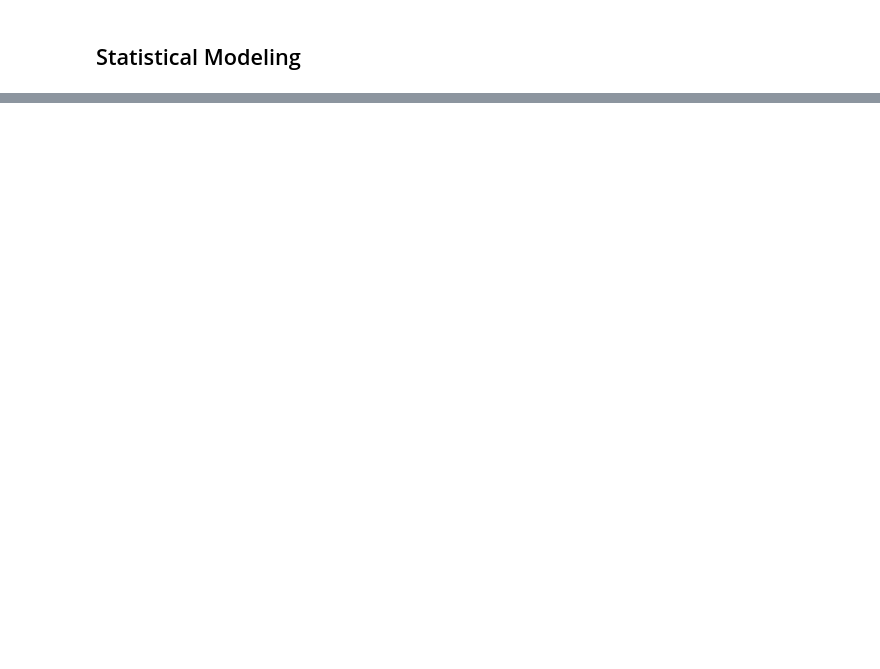
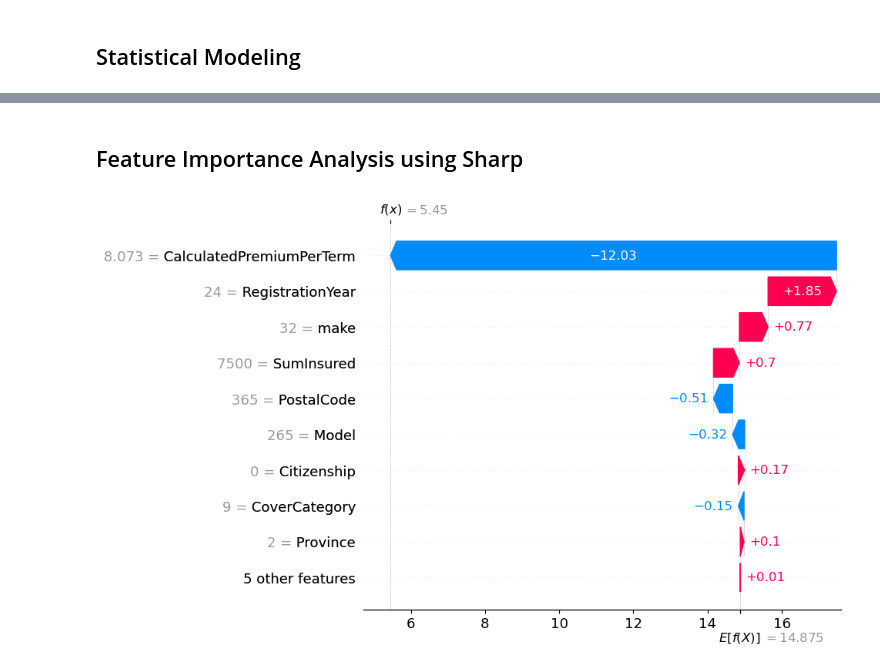
Before and after one commit to OL-YAD/AlphaCares-Insurance-Analytics, a Jupyter notebook: notebooks/statistical_modeling.ipynb, the cells around one changed output, grey strips where cells are left out. Drawn from its saved outputs; the diff is of its cells as text; code cells hidden in the pictures; blank space fills up the shorter version.

Commit message:
stastical modeling finalized

```diff
--- a/notebooks/statistical_modeling.ipynb
+++ b/notebooks/statistical_modeling.ipynb
@@ -157,0 +39,5 @@ These results can help AlphaCare Insurance Solutions optimize their marketing st
+# %%
+model_claim = LinearRegression()
+model_premium=LinearRegression()
+model_claim.fit(X_train, y_claims_train)
+model_premium.fit(X_train, y_premium_train)
@@ -157,0 +68,12 @@ These results can help AlphaCare Insurance Solutions optimize their marketing st
+# %%
+Linear_Regression = LinearRegression()
+Linear_Regression .fit(X_train, y_claims_train)
+
+Decision_Tree = DecisionTreeRegressor(random_state=42)
+Decision_Tree.fit(X_train, y_claims_train)
+
+Random_Forest =RandomForestRegressor(n_estimators=100, random_state=42)
+Random_Forest.fit(X_train, y_claims_train)
+
+XGBoost= XGBRegressor(n_estimators=100, random_state=42)
+XGBoost.fit(X_train, y_claims_train)
@@ -157,0 +126,12 @@ These results can help AlphaCare Insurance Solutions optimize their marketing st
+# %%
+Linear_Regression = LinearRegression()
+Linear_Regression .fit(X_train, y_premium_train)
+
+Decision_Tree = DecisionTreeRegressor(random_state=42)
+Decision_Tree.fit(X_train, y_premium_train)
+
+Random_Forest =RandomForestRegressor(n_estimators=100, random_state=42)
+Random_Forest.fit(X_train, y_premium_train)
+
+XGBoost= XGBRegressor(n_estimators=100, random_state=42)
+XGBoost.fit(X_train, y_premium_train)
@@ -157,0 +215,10 @@ These results can help AlphaCare Insurance Solutions optimize their marketing st
+# %% [markdown]
+## Feature Importance Analysis using Sharp
+# %%
+explainer = shap.Explainer(XGBoost)
+shap_values = explainer(X_test)
+# %%
+# Waterfall plot for the first observation
+shap.waterfall_plot(shap_values[0])
+# %% [output]
+[figure, added]
```
Also changed, not shown: parts of 39 cells of this notebook.
